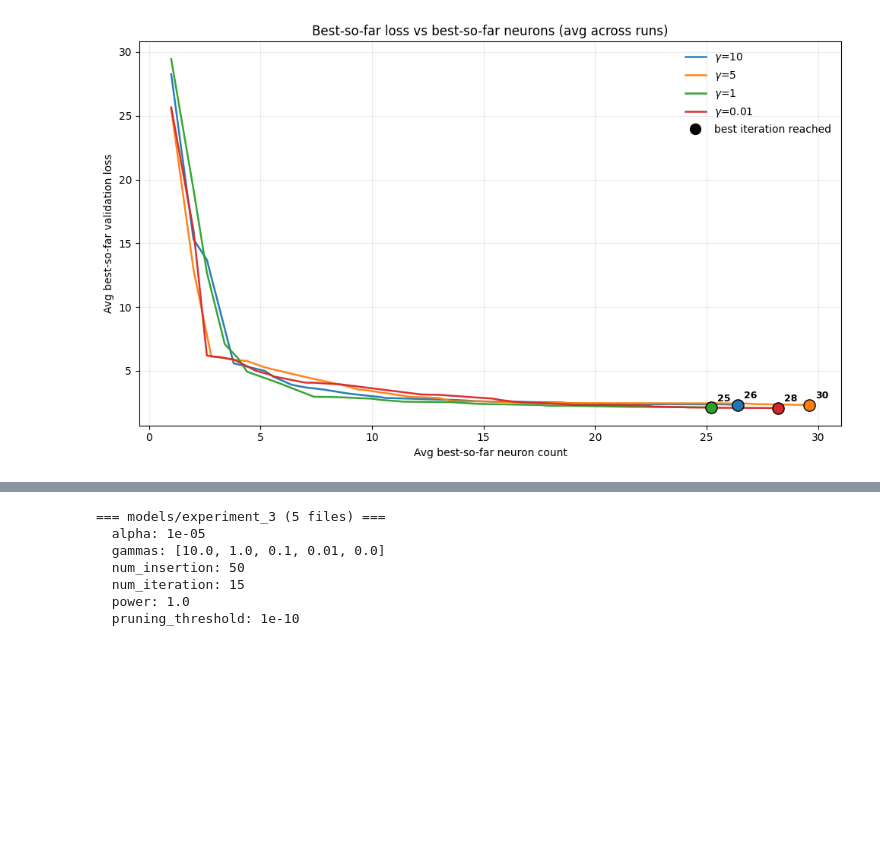
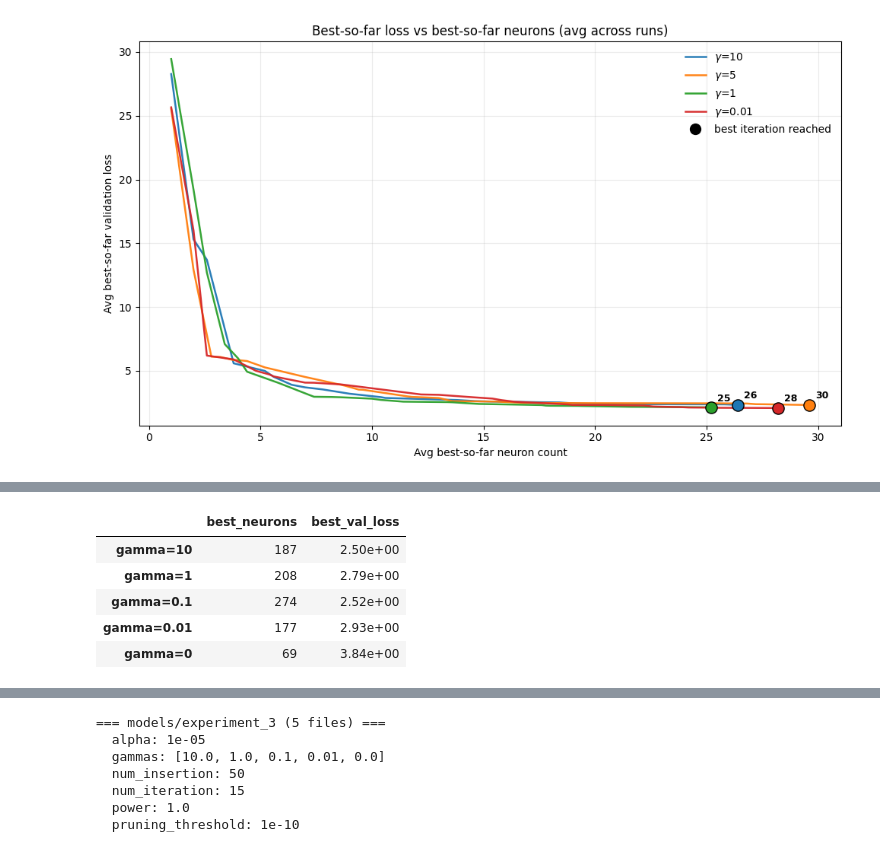
Before and after one commit to KeWu5678/NNforHJB, a Jupyter notebook: notebook/experiment_analysis.ipynb, the cells around one changed output, grey strips where cells are left out. Drawn from its saved outputs; the diff is of its cells as text; code cells hidden in the pictures; blank space fills up the shorter version.

```diff
--- a/notebook/experiment_analysis.ipynb
+++ b/notebook/experiment_analysis.ipynb
@@ -50,0 +63,12 @@ plot_best_loss_vs_best_neurons_by_gamma(
+# %%
+from scr.metric import summarize_best_iteration_and_loss_by_gamma
+
+out = summarize_best_iteration_and_loss_by_gamma("models/experiment_5")
+out["table_df"]   # rows = gamma, cols = best_neurons / best_val_loss (sci)
+# %% [output]
+|  | best_neurons | best_val_loss |
+| gamma=10 | 187 | 2.50e+00 |
+| gamma=1 | 208 | 2.79e+00 |
+| gamma=0.1 | 274 | 2.52e+00 |
+| gamma=0.01 | 177 | 2.93e+00 |
+| gamma=0 | 69 | 3.84e+00 |
```
Also changed, not shown: parts of 10 cells of this notebook, 3 other files.
